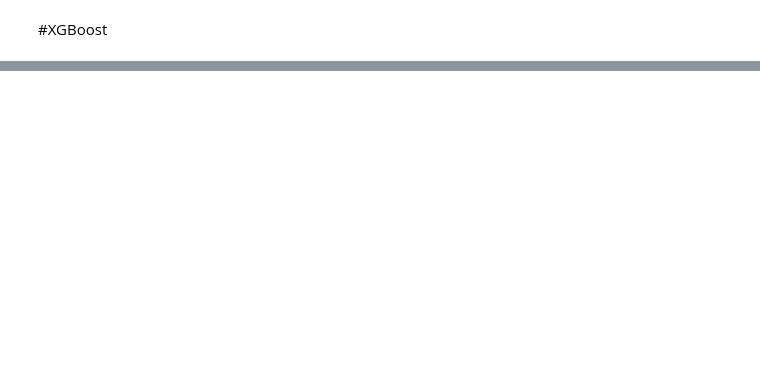
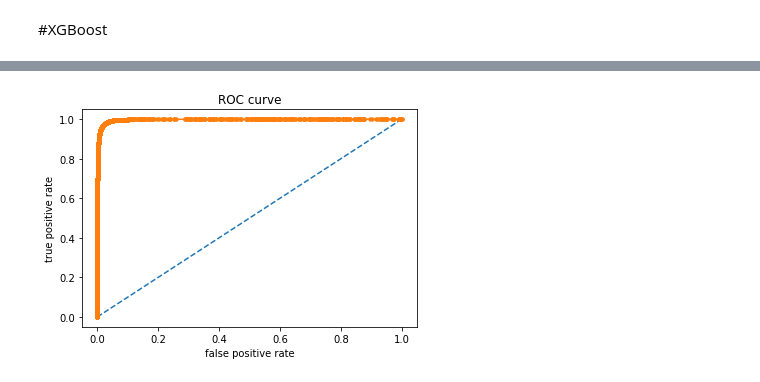
Before and after one commit to xsong0306/fraudDetection, a Jupyter notebook: IEEE_fraudDetection.ipynb, the cells around one changed output, grey strips where cells are left out. Cells and saved outputs as stored; diff of their text form; code cells hidden in the pictures; blank space fills up the shorter version.

```diff
--- a/IEEE_fraudDetection.ipynb
+++ b/IEEE_fraudDetection.ipynb
@@ -133,0 +201,13 @@ X_train, X_val, y_train, y_val = train_test_split(X,y, test_size=0.2, random_sta
+# %%
+#upsample minority class
+df_not_fraud=df[df.isFraud==0]
+df_fraud=df[df.isFraud==1]
+
+df_fraud_upsampled = resample(
+    df_fraud,
+    replace=True,
+    n_samples=len(df_not_fraud),
+    random_state=42
+)
+
+df_upsampled = pd.concat([df_fraud_upsampled, df_not_fraud])
@@ -134,3 +220,9 @@ X_train, X_val, y_train, y_val = train_test_split(X,y, test_size=0.2, random_sta
 # %% [markdown]
 #XGBoost
+# %%
+target = 'isFraud'
+# Split into train and validation data
+y = df_upsampled[target]
+X = df_upsampled.drop(columns= target).fillna(-999)
+X_train, X_val, y_train, y_val = train_test_split(X,y, test_size=0.2, random_state = 42)
 # %%
@@ -176,0 +268,28 @@ roc_auc_score(y_val, val)
+# %%
+def plot_pre_curve(y_test,probs):
+    precision, recall, thresholds = precision_recall_curve(y_test, probs)
+    plt.plot([0, 1], [0.5, 0.5], linestyle='--')
+    # plot the precision-recall curve for the model
+    plt.plot(recall, precision, marker='.')
+    plt.title("precision recall curve")
+    plt.xlabel('Recall')
+    plt.ylabel('Precision')
+    # show the plot
+    plt.show()
+
+def plot_roc(y_test,prob):
+    fpr, tpr, thresholds = roc_curve(y_test, prob)
+    # plot no skill
+    plt.plot([0, 1], [0, 1], linestyle='--')
+    # plot the roc curve for the model
+    plt.plot(fpr, tpr, marker='.')
+    plt.title("ROC curve")
+    plt.xlabel('false positive rate')
+    plt.ylabel('true positive rate')
+    # show the plot
+    plt.show()
+# %%
+#ROC curve
+plot_roc(y_val, val)
+# %% [output]
+[figure, added]
```
Also changed, not shown: parts of 21 cells of this notebook.
